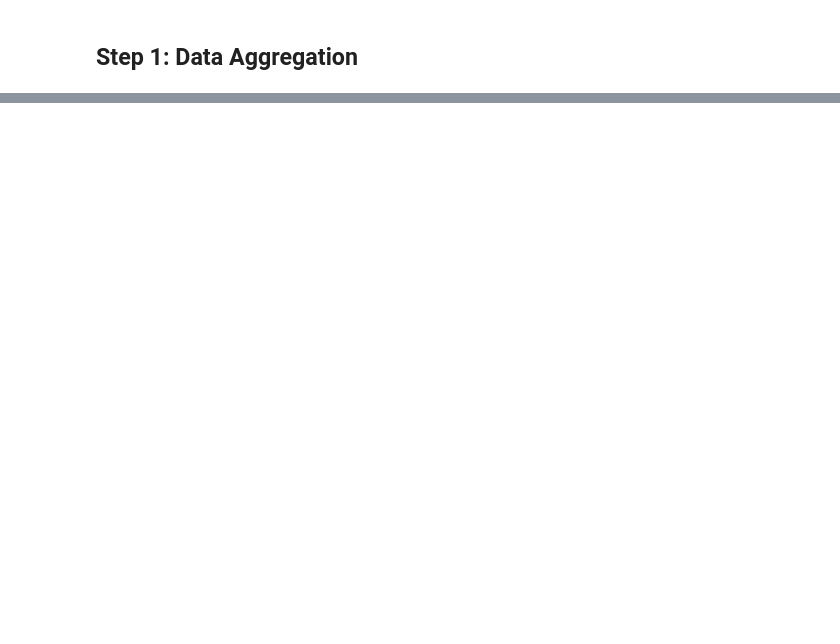
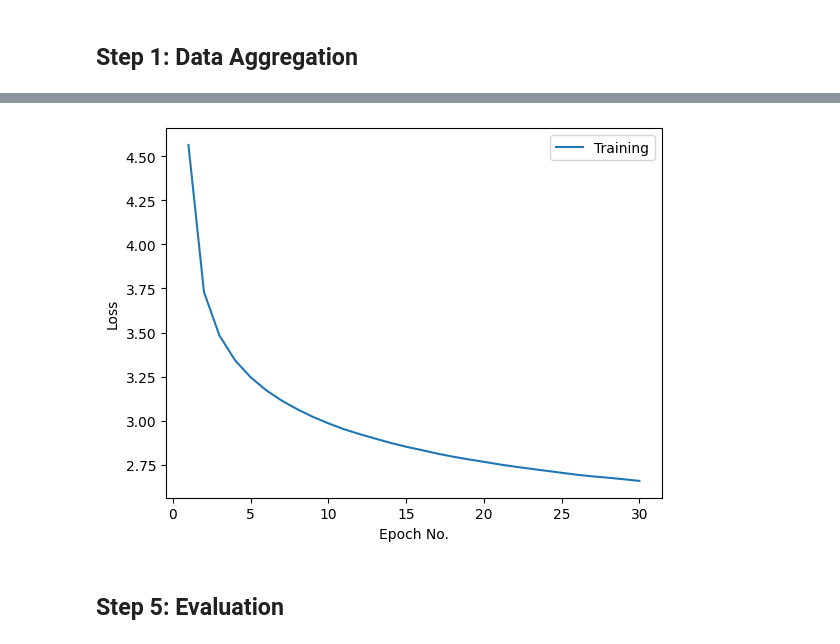
Before and after one commit to willhar/MLNotes, a Jupyter notebook: exercises/RomeRNN.ipynb, the cells around one changed output, grey strips where cells are left out. Cells and saved outputs as stored; diff of their text form; code cells hidden in the pictures; blank space fills up the shorter version.

Commit message:
Mostly finished RomeRNN, needs polish

```diff
--- a/exercises/RomeRNN.ipynb
+++ b/exercises/RomeRNN.ipynb
@@ -75,4 +90,6 @@ text = text.split("ECHENEÏS: TWO REMEDIES.")[1].split("FOOTNOTES:")[0]
 cleaned = re.sub(r'\[\d+\]', '', text)
 cleaned = cleaned.replace("\n", " ")
 cleaned = cleaned.replace("\r", " ")
+cleaned = re.sub(r' {2,}', ' ', cleaned)
+cleaned = '\n'.join(line.strip() for line in cleaned.splitlines())
 text_strs_train.append(cleaned)
@@ -117,0 +261,33 @@ class RomeDataset(Dataset):
+# %%
+def train(model, dataloader, loss_fn, metric, optim, n_epochs):
+    loss_stats = []
+    metric_stats = []
+    for epoch in range(n_epochs):
+        model.train()
+        epoch_loss_stats = []
+        epoch_metric_stats = []
+        for X_train, y_train in dataloader:
+            X_train = X_train.to(device)
+            y_train = y_train.to(device)
+            y_hat = model(X_train)
+            loss = loss_fn(y_hat,y_train)
+            optim.zero_grad()
+            loss.backward()
+            optim.step()
+            epoch_loss_stats.append(loss.item())
+            epoch_metric_stats.append(metric(y_hat, y_train))
+        metric_val = sum(epoch_metric_stats)/len(epoch_metric_stats)
+        train_loss = sum(epoch_loss_stats) / len(epoch_loss_stats)
+        print(f"Epoch {epoch+1} | train_loss={train_loss:.4f}| metric = {metric_val}| lr={optim.param_groups[0]['lr']:.2e}")
+        loss_stats.append(train_loss)
+        metric_stats.append(metric_val)
+
+    return loss_stats, metric_stats
+# %%
+import torchmetrics
+vocab_size = bpe_tokenizer.get_vocab_size()
+rome_model = RomeRNN(vocab_size, 256, 256, 5).to(device)
+loss = nn.CrossEntropyLoss(ignore_index=1)
+metric = torchmetrics.Accuracy(task="multiclass", num_classes=vocab_size).to(device)
+optim = torch.optim.AdamW(rome_model.parameters(), lr=.001)
+loss_values, metric_values = train(rome_model, train_loader, loss, metric, optim, 30)
@@ -117,0 +312,13 @@ class RomeDataset(Dataset):
+# %%
+import matplotlib.pyplot as plt
+
+n_epochs = len(loss_values)
+plt.plot(range(1, n_epochs+1), loss_values, label="Training")
+plt.xlabel("Epoch No.")
+plt.ylabel("Loss")
+plt.legend()
+plt.show()
+# %% [output]
+[figure, added]
+# %% [markdown]
+## Step 5: Evaluation
```
Also changed, not shown: parts of 24 cells of this notebook, 1 other file.
